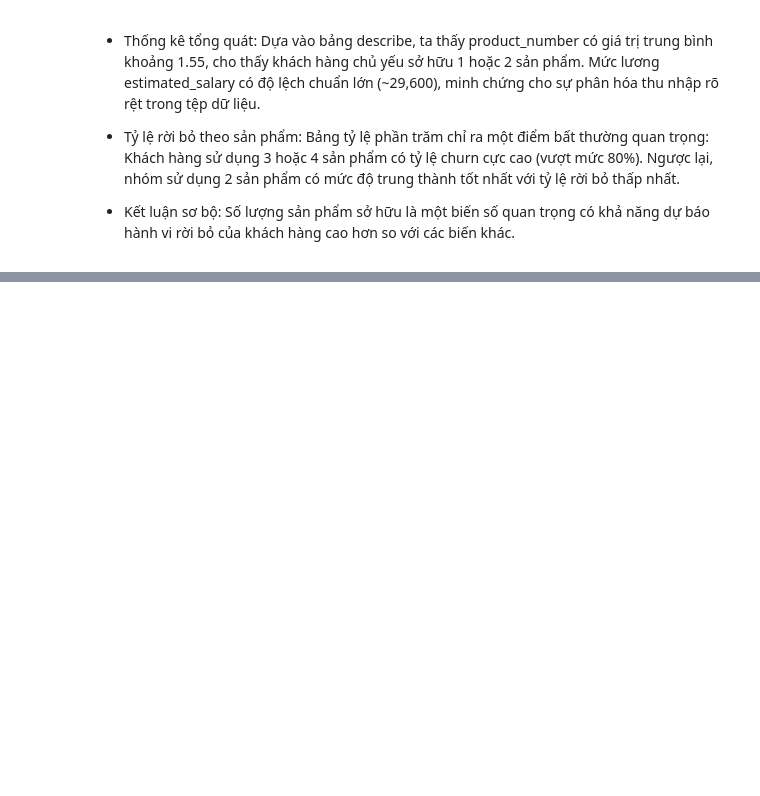
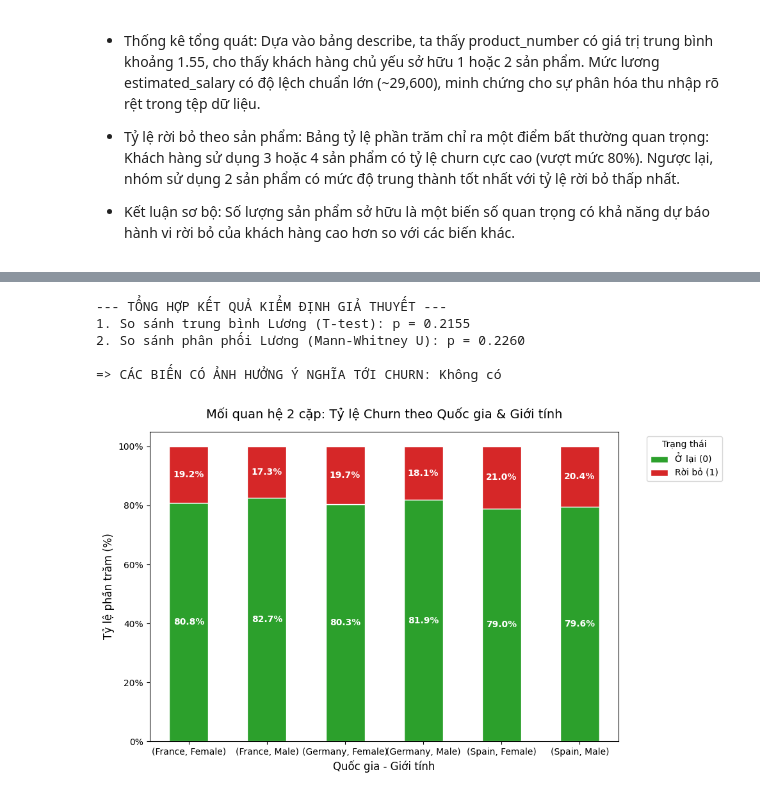
Before and after one commit to Tung36cz/Do_an_1, a Jupyter notebook: truc_quan_moi_lien_he_da_bien.ipynb, the cells around one changed output, grey strips where cells are left out. Cells and saved outputs as stored; diff of their text form; code cells hidden in the pictures; blank space fills up the shorter version.

```diff
--- a/truc_quan_moi_lien_he_da_bien.ipynb
+++ b/truc_quan_moi_lien_he_da_bien.ipynb
@@ -70,0 +148,55 @@ plt.show()
+# %%
+# 1. So sánh Lương giữa 2 nhóm Churn (Tham số & Phi tham số)
+t_p = stats.ttest_ind(df[df['churn']==0]['estimated_salary'],
+                      df[df['churn']==1]['estimated_salary']).pvalue
+u_p = stats.mannwhitneyu(df[df['churn']==0]['estimated_salary'],
+                         df[df['churn']==1]['estimated_salary']).pvalue
+
+print("--- TỔNG HỢP KẾT QUẢ KIỂM ĐỊNH GIẢ THUYẾT ---")
+print(f"1. So sánh trung bình Lương (T-test): p = {t_p:.4f}")
+print(f"2. So sánh phân phối Lương (Mann-Whitney U): p = {u_p:.4f}")
+
+# Đoạn mã logic để in ra kết luận nhanh
+significant_vars = []
+if t_p < 0.05 or u_p < 0.05: significant_vars.append("Estimated Salary")
+if p_geog < 0.05: significant_vars.append("Geography")
+if p_gender < 0.05: significant_vars.append("Gender")
+
+# --- THÊM MỚI: Xét thêm 2 biến mới vào danh sách có ý nghĩa ---
+if p_prod < 0.05: significant_vars.append("Product Number")
+if p_active < 0.05: significant_vars.append("Active Member")
+# -------------------------------------------------------------
+
+print(f"\n=> CÁC BIẾN CÓ ẢNH HƯỞNG Ý NGHĨA TỚI CHURN: {', '.join(significant_vars) if significant_vars else 'Không có'}")
+# %% [output]
+--- TỔNG HỢP KẾT QUẢ KIỂM ĐỊNH GIẢ THUYẾT ---
+1. So sánh trung bình Lương (T-test): p = 0.2155
+2. So sánh phân phối Lương (Mann-Whitney U): p = 0.2260
+
+=> CÁC BIẾN CÓ ẢNH HƯỞNG Ý NGHĨA TỚI CHURN: Không có
+# %%
+import matplotlib.pyplot as plt
+import matplotlib.ticker as mtick
+
+# Tính tỷ lệ Churn dựa trên sự kết hợp chéo của 2 cặp biến (Quốc gia x Giới tính)
+churn_multi = df.groupby(['geography', 'gender'])['churn'].value_counts(normalize=True).unstack() * 100
+
+# Vẽ biểu đồ cột chồng (Stacked Bar)
+ax = churn_multi.plot(kind='bar', stacked=True, color=['#2ca02c', '#d62728'], figsize=(10, 6), edgecolor='white')
+
+# Trang trí
+plt.title('Mối quan hệ 2 cặp: Tỷ lệ Churn theo Quốc gia & Giới tính', fontsize=14, pad=15)
+plt.xlabel('Quốc gia - Giới tính', fontsize=12)
+plt.ylabel('Tỷ lệ phần trăm (%)', fontsize=12)
+plt.xticks(rotation=0) # Giữ chữ nằm ngang
+ax.yaxis.set_major_formatter(mtick.PercentFormatter())
+
+# Hiển thị số % trên cột
+for c in ax.containers:
+    ax.bar_label(c, fmt='%.1f%%', label_type='center', color='white', fontweight='bold')
+
+plt.legend(title='Trạng thái', labels=['Ở lại (0)', 'Rời bỏ (1)'], bbox_to_anchor=(1.05, 1), loc='upper left')
+plt.tight_layout()
+plt.show()
+# %% [output]
+[figure, added]
```
Also changed, not shown: parts of 3 cells of this notebook.
